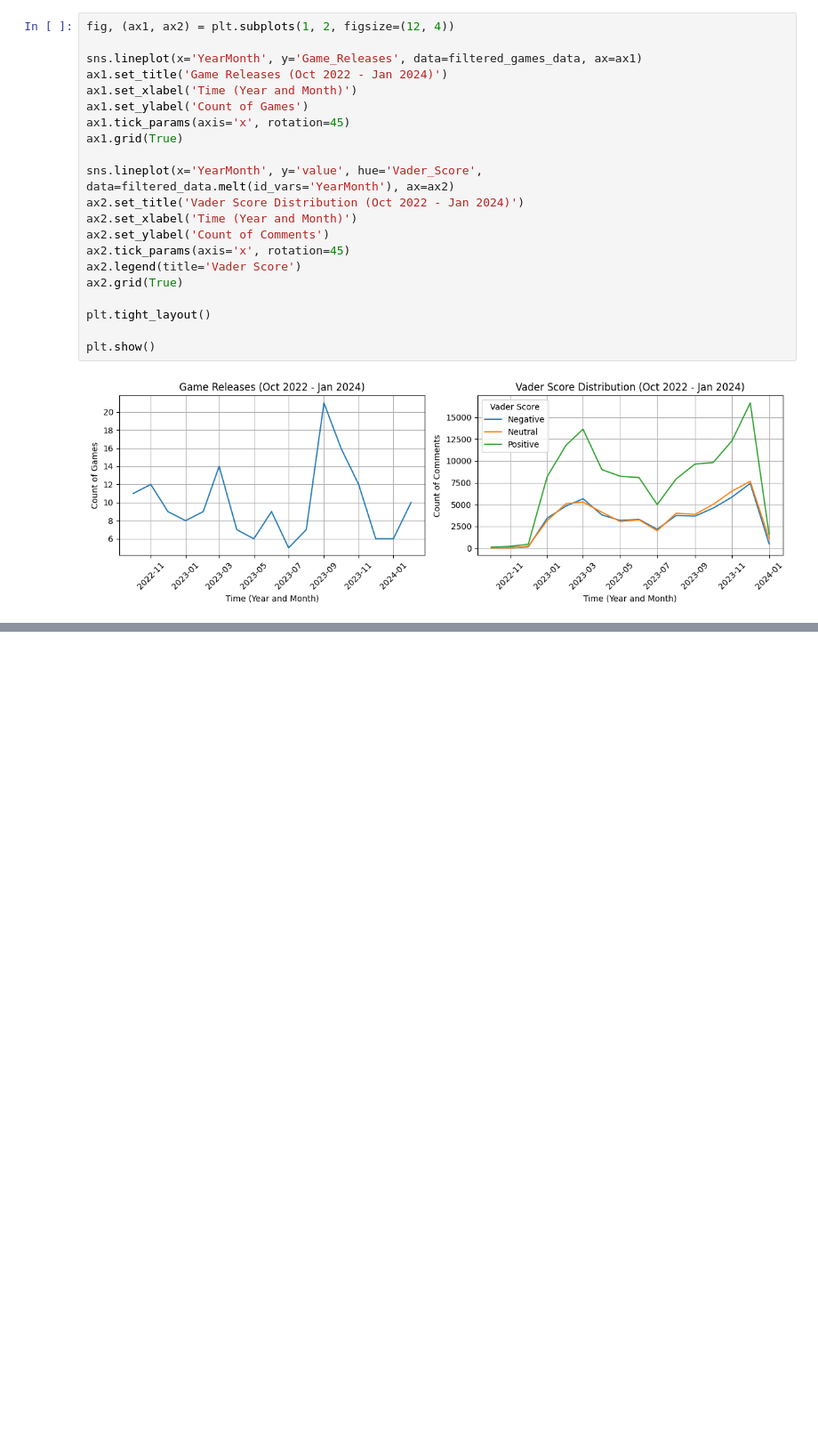
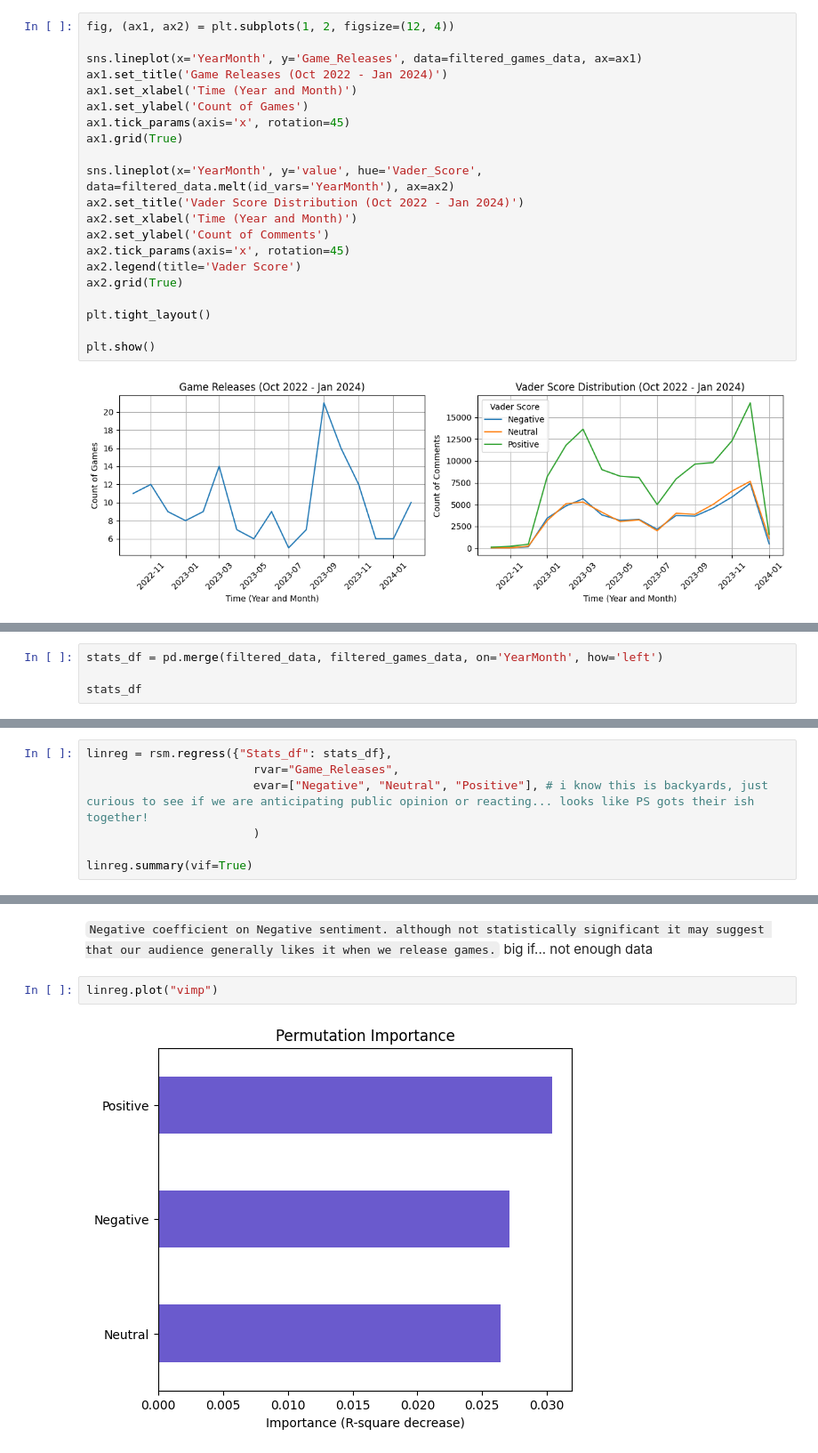
Before and after one commit to rsm-jeg031/Hackathon-2023-Team-3dPy, a Jupyter notebook: Visualizations/Visualizations.ipynb, the cells around one changed output, grey strips where cells are left out. Shown: that part at 89% size. Drawn from its saved outputs; the diff is of its cells as text; blank space fills up the shorter version.

Commit message:
regression tests for fun

```diff
--- a/Visualizations/Visualizations.ipynb
+++ b/Visualizations/Visualizations.ipynb
@@ -154,0 +198,4 @@ plt.show()
+# %%
+stats_df = pd.merge(filtered_data, filtered_games_data, on='YearMonth', how='left')
+
+stats_df
@@ -154,0 +220,7 @@ plt.show()
+# %%
+linreg = rsm.regress({"Stats_df": stats_df},
+                        rvar="Game_Releases",
+                        evar=["Negative", "Neutral", "Positive"], # i know this is backyards, just curious to see if we are anticipating public opinion or reacting... looks like PS gots their ish together!
+                        )
+
+linreg.summary(vif=True)
@@ -154,0 +245,6 @@ plt.show()
+# %% [markdown]
+`Negative coefficient on Negative sentiment. although not statistically significant it may suggest that our audience generally likes it when we release games.` big if... not enough data
+# %%
+linreg.plot("vimp")
+# %% [output]
+[figure, added]
```
Also changed, not shown: parts of 5 cells of this notebook.
